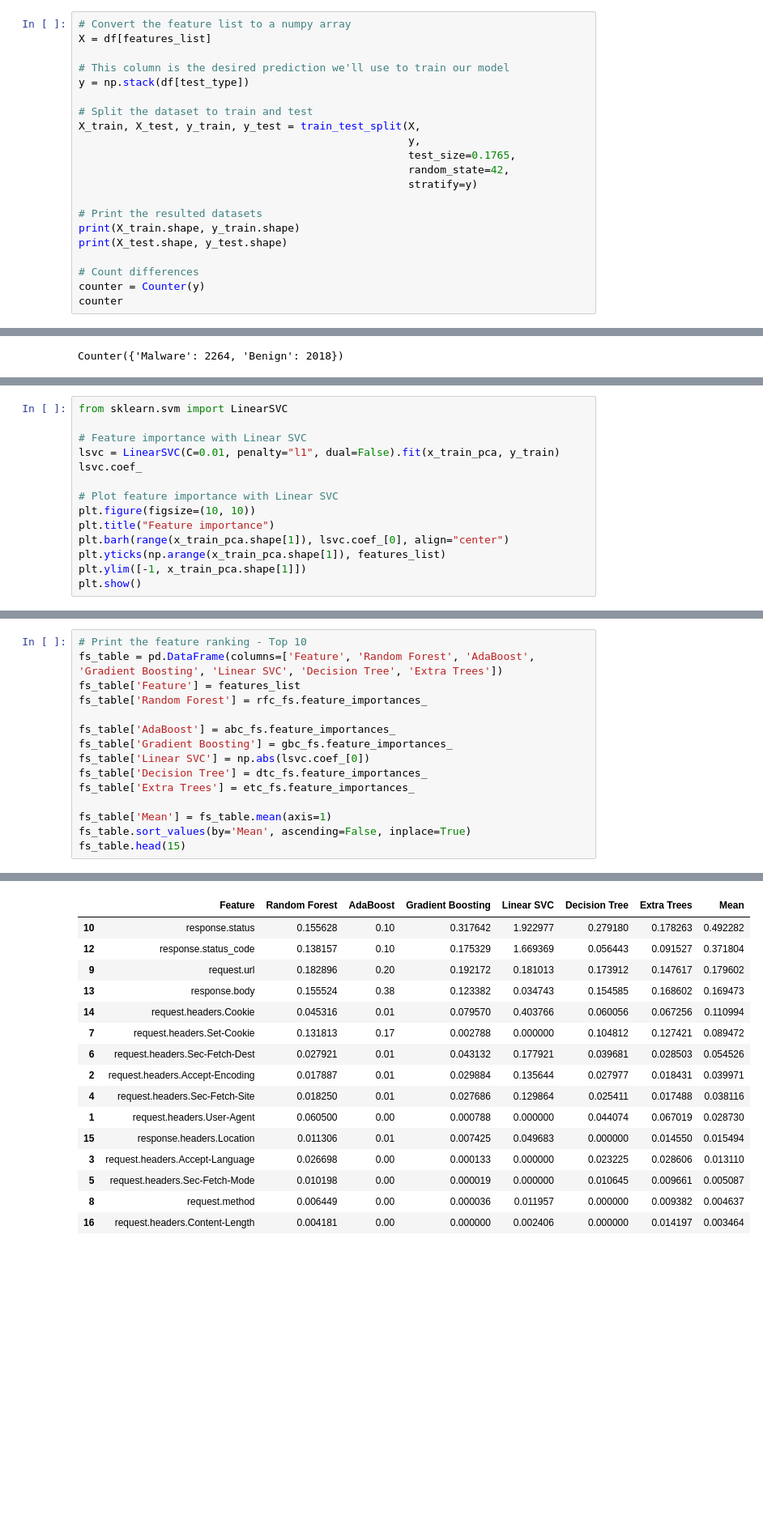
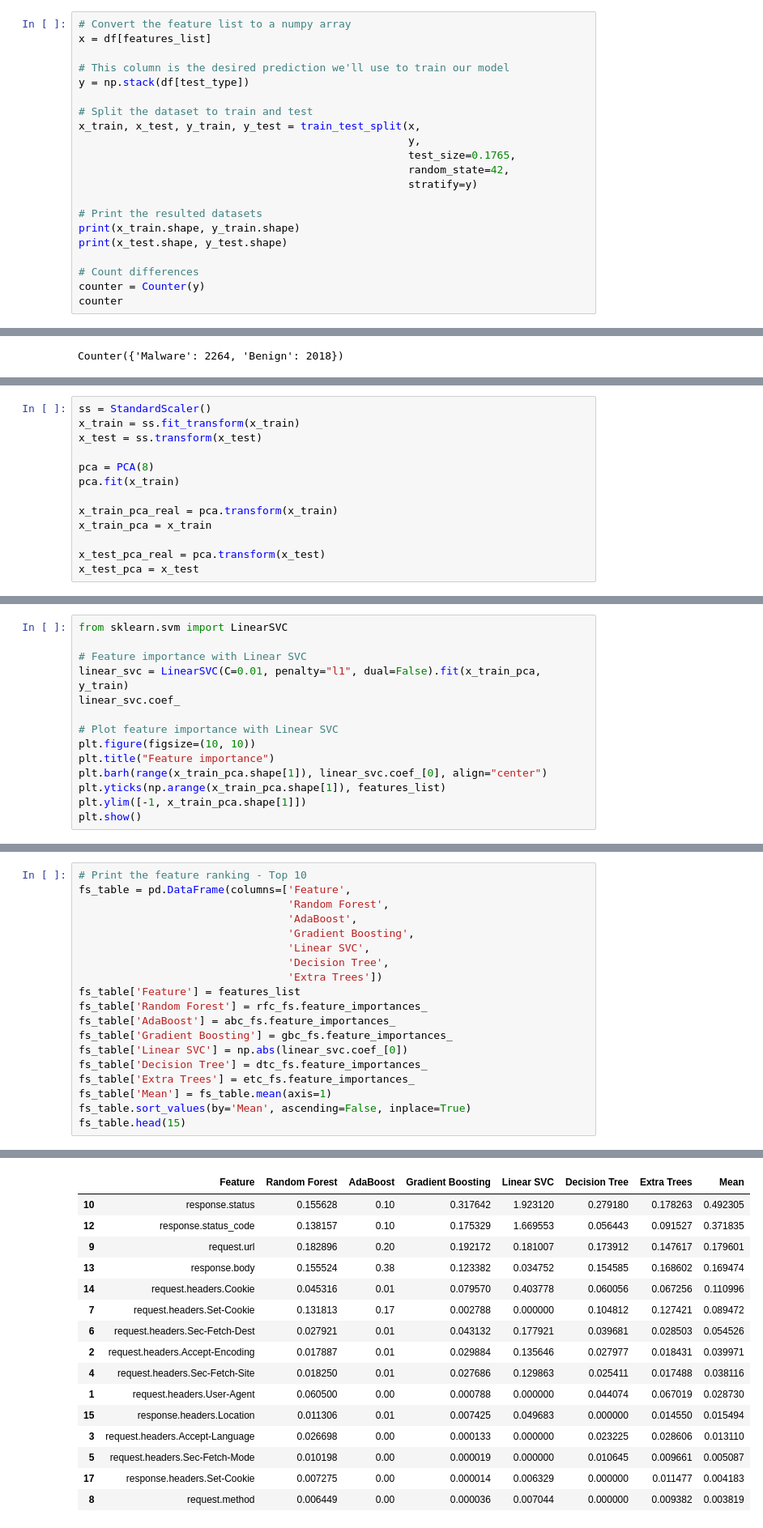
Before and after one commit to VictoKu1/API_Security_Research, a Jupyter notebook: Task1.ipynb, the cells around one changed output, grey strips where cells are left out. Shown at 81% size. Drawn from its saved outputs; the diff is of its cells as text; blank space fills up the shorter version.

```diff
--- a/Task1.ipynb
+++ b/Task1.ipynb
@@ -352,20 +346,20 @@ As we can see we can compress the data into 14 components without losing any inf
 # %%
 # Convert the feature list to a numpy array
-X = df[features_list]
+x = df[features_list]
 
 # This column is the desired prediction we'll use to train our model
 y = np.stack(df[test_type])
 
 # Split the dataset to train and test
-X_train, X_test, y_train, y_test = train_test_split(X,
+x_train, x_test, y_train, y_test = train_test_split(x,
                                                     y,
                                                     test_size=0.1765,
                                                     random_state=42,
                                                     stratify=y)
 
 # Print the resulted datasets
-print(X_train.shape, y_train.shape)
-print(X_test.shape, y_test.shape)
+print(x_train.shape, y_train.shape)
+print(x_test.shape, y_test.shape)
 
 # Count differences
 counter = Counter(y)
@@ -389,3 +371,16 @@ x_test_pca = X_test
+# %%
+ss = StandardScaler()
+x_train = ss.fit_transform(x_train)
+x_test = ss.transform(x_test)
+
+pca = PCA(8)
+pca.fit(x_train)
+
+x_train_pca_real = pca.transform(x_train)
+x_train_pca = x_train
+
+x_test_pca_real = pca.transform(x_test)
+x_test_pca = x_test
 # %%
 def plot_feature_importance(model):
     plt.figure(figsize=(10, 10))
@@ -425,13 +420,13 @@ plot_feature_importance(gbc_fs)
 from sklearn.svm import LinearSVC
 
 # Feature importance with Linear SVC
-lsvc = LinearSVC(C=0.01, penalty="l1", dual=False).fit(x_train_pca, y_train)
-lsvc.coef_
+linear_svc = LinearSVC(C=0.01, penalty="l1", dual=False).fit(x_train_pca, y_train)
+linear_svc.coef_
 
 # Plot feature importance with Linear SVC
 plt.figure(figsize=(10, 10))
 plt.title("Feature importance")
-plt.barh(range(x_train_pca.shape[1]), lsvc.coef_[0], align="center")
+plt.barh(range(x_train_pca.shape[1]), linear_svc.coef_[0], align="center")
 plt.yticks(np.arange(x_train_pca.shape[1]), features_list)
 plt.ylim([-1, x_train_pca.shape[1]])
 plt.show()
@@ -457,37 +452,41 @@ plot_feature_importance(etc_fs)
 [figure]
 # %%
 # Print the feature ranking - Top 10
-fs_table = pd.DataFrame(columns=['Feature', 'Random Forest', 'AdaBoost', 'Gradient Boosting', 'Linear SVC', 'Decision Tree', 'Extra Trees'])
+fs_table = pd.DataFrame(columns=['Feature',
+                                 'Random Forest',
+                                 'AdaBoost',
+                                 'Gradient Boosting',
+                                 'Linear SVC',
+                                 'Decision Tree',
+                                 'Extra Trees'])
 fs_table['Feature'] = features_list
 fs_table['Random Forest'] = rfc_fs.feature_importances_
-
 fs_table['AdaBoost'] = abc_fs.feature_importances_
 fs_table['Gradient Boosting'] = gbc_fs.feature_importances_
-fs_table['Linear SVC'] = np.abs(lsvc.coef_[0])
+fs_table['Linear SVC'] = np.abs(linear_svc.coef_[0])
 fs_table['Decision Tree'] = dtc_fs.feature_importances_
 fs_table['Extra Trees'] = etc_fs.feature_importances_
-
 fs_table['Mean'] = fs_table.mean(axis=1)
 fs_table.sort_values(by='Mean', ascending=False, inplace=True)
 fs_table.head(15)
 # %% [output]
 Dropping of nuisance columns in DataFrame reductions (with 'numeric_only=None') is deprecated; in a future version this will raise TypeError.  Select only valid columns before calling the reduction.
 |  | Feature | Random Forest | AdaBoost | Gradient Boosting | Linear SVC | Decision Tree | Extra Trees | Mean |
-| 10 | response.status | 0.155628 | 0.10 | 0.317642 | 1.922977 | 0.279180 | 0.178263 | 0.492282 |
-| 12 | response.status_code | 0.138157 | 0.10 | 0.175329 | 1.669369 | 0.056443 | 0.091527 | 0.371804 |
-| 9 | request.url | 0.182896 | 0.20 | 0.192172 | 0.181013 | 0.173912 | 0.147617 | 0.179602 |
-| 13 | response.body | 0.155524 | 0.38 | 0.123382 | 0.034743 | 0.154585 | 0.168602 | 0.169473 |
-| 14 | request.headers.Cookie | 0.045316 | 0.01 | 0.079570 | 0.403766 | 0.060056 | 0.067256 | 0.110994 |
+| 10 | response.status | 0.155628 | 0.10 | 0.317642 | 1.923120 | 0.279180 | 0.178263 | 0.492305 |
+| 12 | response.status_code | 0.138157 | 0.10 | 0.175329 | 1.669553 | 0.056443 | 0.091527 | 0.371835 |
+| 9 | request.url | 0.182896 | 0.20 | 0.192172 | 0.181007 | 0.173912 | 0.147617 | 0.179601 |
+| 13 | response.body | 0.155524 | 0.38 | 0.123382 | 0.034752 | 0.154585 | 0.168602 | 0.169474 |
+| 14 | request.headers.Cookie | 0.045316 | 0.01 | 0.079570 | 0.403778 | 0.060056 | 0.067256 | 0.110996 |
 | 7 | request.headers.Set-Cookie | 0.131813 | 0.17 | 0.002788 | 0.000000 | 0.104812 | 0.127421 | 0.089472 |
 | 6 | request.headers.Sec-Fetch-Dest | 0.027921 | 0.01 | 0.043132 | 0.177921 | 0.039681 | 0.028503 | 0.054526 |
-| 2 | request.headers.Accept-Encoding | 0.017887 | 0.01 | 0.029884 | 0.135644 | 0.027977 | 0.018431 | 0.039971 |
-| 4 | request.headers.Sec-Fetch-Site | 0.018250 | 0.01 | 0.027686 | 0.129864 | 0.025411 | 0.017488 | 0.038116 |
+| 2 | request.headers.Accept-Encoding | 0.017887 | 0.01 | 0.029884 | 0.135646 | 0.027977 | 0.018431 | 0.039971 |
+| 4 | request.headers.Sec-Fetch-Site | 0.018250 | 0.01 | 0.027686 | 0.129863 | 0.025411 | 0.017488 | 0.038116 |
 | 1 | request.headers.User-Agent | 0.060500 | 0.00 | 0.000788 | 0.000000 | 0.044074 | 0.067019 | 0.028730 |
 | 15 | response.headers.Location | 0.011306 | 0.01 | 0.007425 | 0.049683 | 0.000000 | 0.014550 | 0.015494 |
 | 3 | request.headers.Accept-Language | 0.026698 | 0.00 | 0.000133 | 0.000000 | 0.023225 | 0.028606 | 0.013110 |
 | 5 | request.headers.Sec-Fetch-Mode | 0.010198 | 0.00 | 0.000019 | 0.000000 | 0.010645 | 0.009661 | 0.005087 |
-| 8 | request.method | 0.006449 | 0.00 | 0.000036 | 0.011957 | 0.000000 | 0.009382 | 0.004637 |
-| 16 | request.headers.Content-Length | 0.004181 | 0.00 | 0.000000 | 0.002406 | 0.000000 | 0.014197 | 0.003464 |
+| 17 | response.headers.Set-Cookie | 0.007275 | 0.00 | 0.000014 | 0.006329 | 0.000000 | 0.011477 | 0.004183 |
+| 8 | request.method | 0.006449 | 0.00 | 0.000036 | 0.007044 | 0.000000 | 0.009382 | 0.003819 |
 # %%
 # Feature selection
 
```
Also changed, not shown: parts of 33 cells of this notebook.
